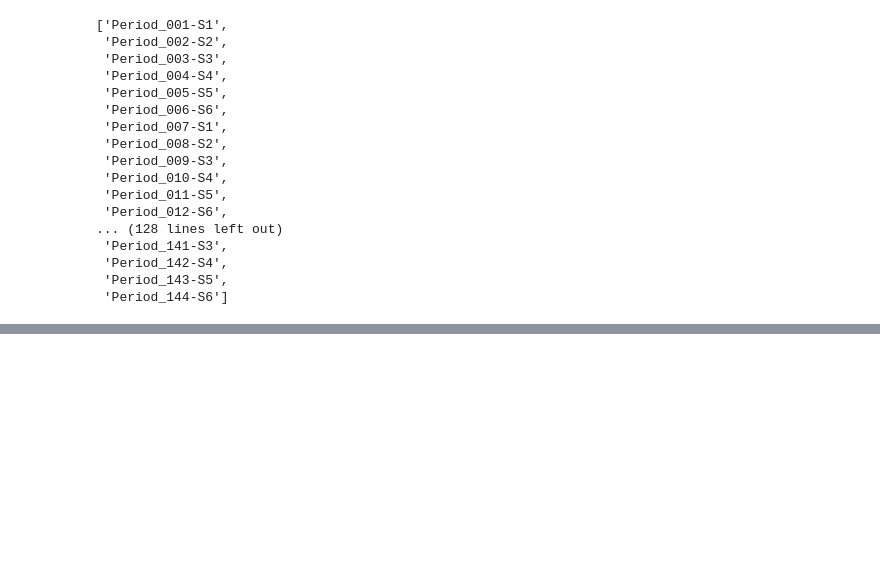
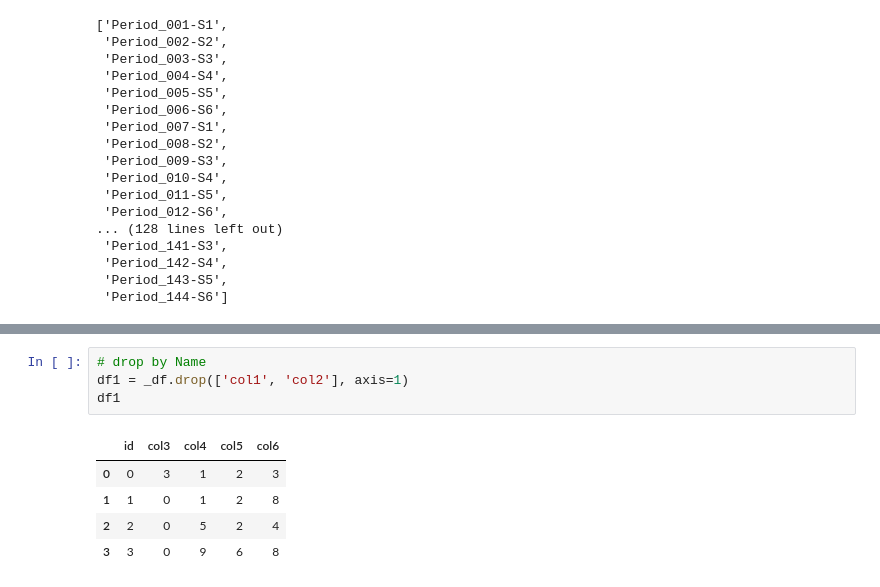
Before and after one commit to alexaugusto23/python_developer, a Jupyter notebook: Planejamento - Lógicas/Scripts e Notebooks/logicas_pyplan.ipynb, the cells around one changed output, grey strips where cells are left out. Cells and saved outputs as stored; diff of their text form; blank space fills up the shorter version.

```diff
--- a/Planejamento - Lógicas/Scripts e Notebooks/logicas_pyplan.ipynb
+++ b/Planejamento - Lógicas/Scripts e Notebooks/logicas_pyplan.ipynb
@@ -767,0 +778,10 @@ _cols2 = [ f"-S{j}"  for i in range(1, 25) for j in range( 1,7)]
+# %%
+# drop by Name
+df1 = _df.drop(['col1', 'col2'], axis=1)
+df1
+# %% [output]
+|  | id | col3 | col4 | col5 | col6 |
+| 0 | 0 | 3 | 1 | 2 | 3 |
+| 1 | 1 | 0 | 1 | 2 | 8 |
+| 2 | 2 | 0 | 5 | 2 | 4 |
+| 3 | 3 | 0 | 9 | 6 | 8 |
```
Also changed, not shown: parts of 8 cells of this notebook.
